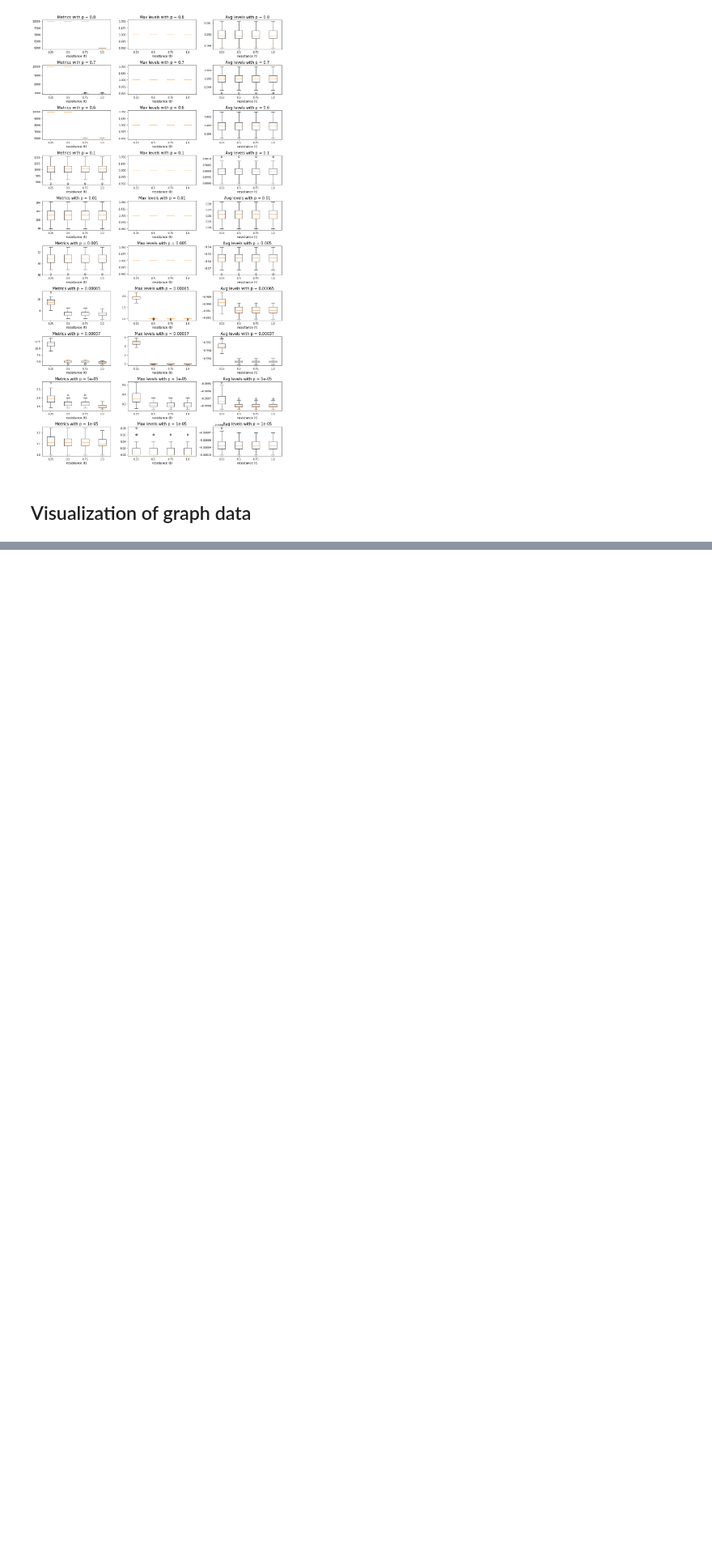
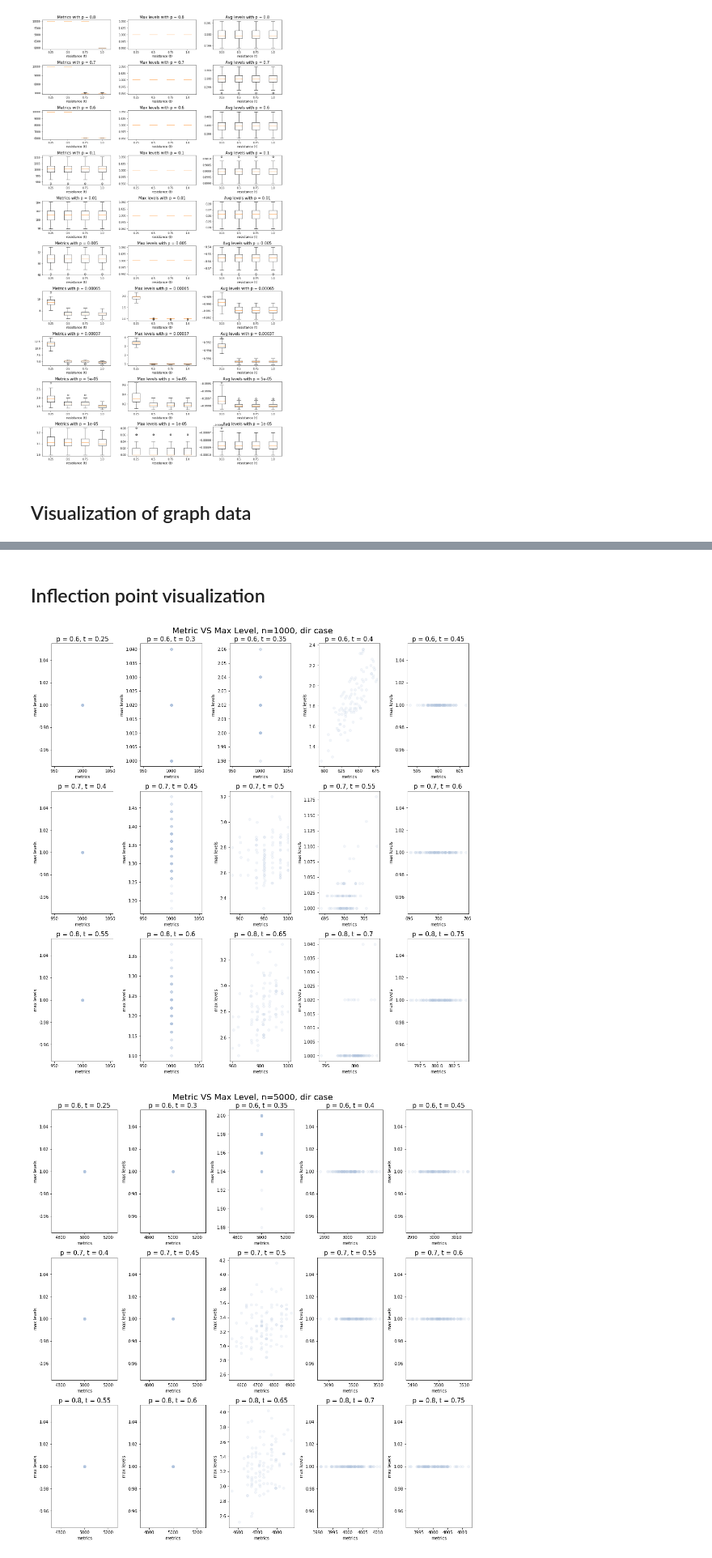
Before and after one commit to liacov/FLTR-Gnp, a Jupyter notebook: data-visualization.ipynb, the cells around one changed output, grey strips where cells are left out. Shown at 81% size. Cells and saved outputs as stored; diff of their text form; code cells hidden in the pictures; blank space fills up the shorter version.

```diff
--- a/data-visualization.ipynb
+++ b/data-visualization.ipynb
@@ -116,0 +167,2 @@ for n in [1000, 5000, 10000]:
+# %% [markdown]
+## Inflection point visualization
@@ -116,0 +202,18 @@ for n in [1000, 5000, 10000]:
+# %%
+d = True
+t = True
+
+# reading resistances
+res = np.concatenate(( np.load('data/res_phase2.npy'), np.load('data/res_phase3.npy') ))
+res_per_p = {0.8: res[(res >= 0.55) & (res <= 0.75)],
+             0.7: res[(res >= 0.4) & (res <= 0.6)],
+             0.6: res[(res >= 0.25) & (res <= 0.45)]
+            }
+# define high probs
+prob = [0.6, 0.7, 0.8]
+
+for n in [1000, 5000, 10000]:
+    plot_inflection(prob, d, n, res_per_p, t)
+# %% [output]
+[figure, added]
+[figure, added]
```
Also changed, not shown: parts of 6 cells of this notebook, 28 other files.
